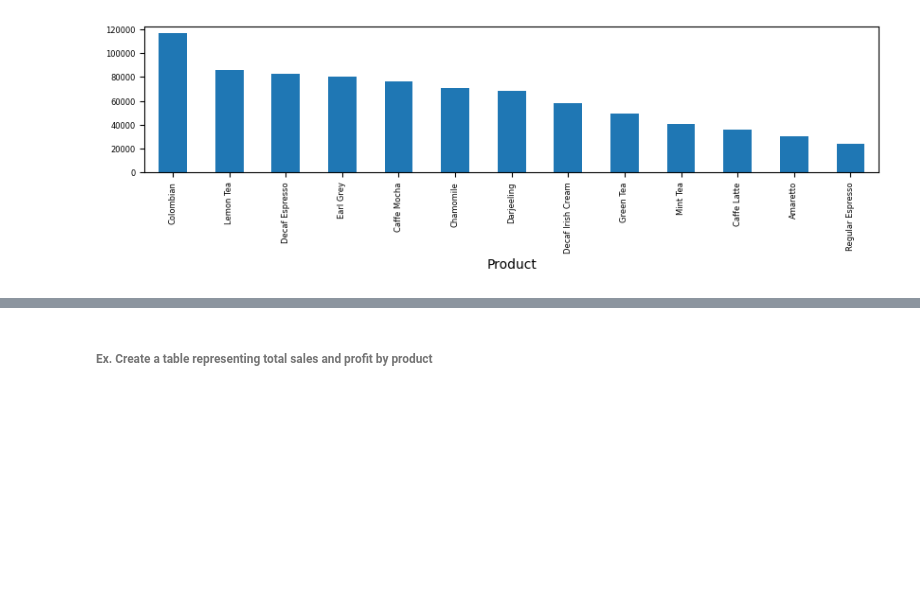
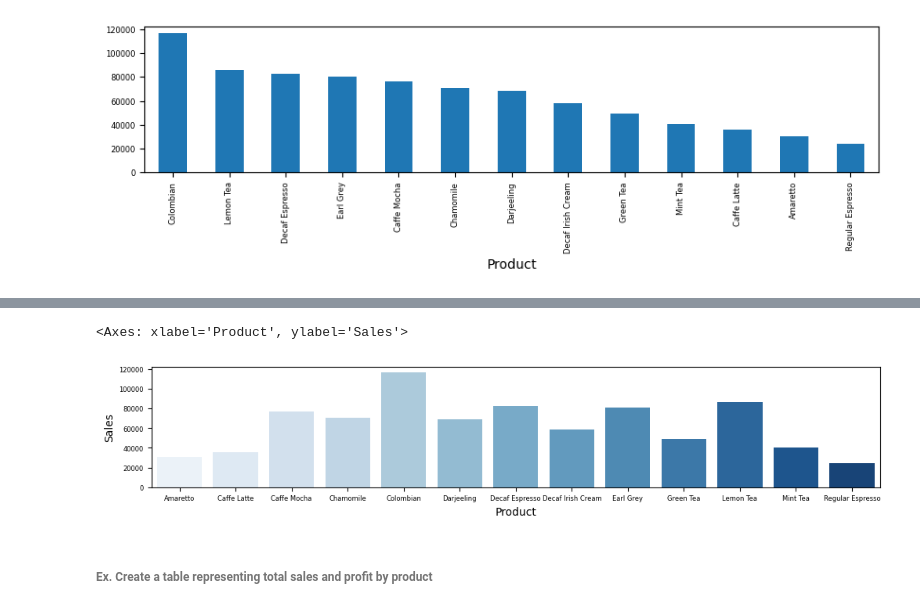
Before and after one commit to knowledge-corner/CGI_19_may_25, a Jupyter notebook: Classwork/Classwork Notebook.ipynb, the cells around one changed output, grey strips where cells are left out. Drawn from its saved outputs; the diff is of its cells as text; code cells hidden in the pictures; blank space fills up the shorter version.

```diff
--- a/Classwork/Classwork Notebook.ipynb
+++ b/Classwork/Classwork Notebook.ipynb
@@ -2655,3 +2655,9 @@ sns.barplot(data = df, x = "Product", y = "Sales", errorbar=None, estimator="sum
+# %%
+plt.figure(figsize=(12, 2))
+sns.barplot(data = df, x = "Product", y = "Sales", errorbar=None, estimator="sum", hue = "Product", palette="Blues")
+# %% [output]
+<Axes: xlabel='Product', ylabel='Sales'>
+[figure, added]
 # %% [markdown]
 ###### Ex. Create a table representing total sales and profit by product
 # %%
```
Also changed, not shown: parts of 10 cells of this notebook.
